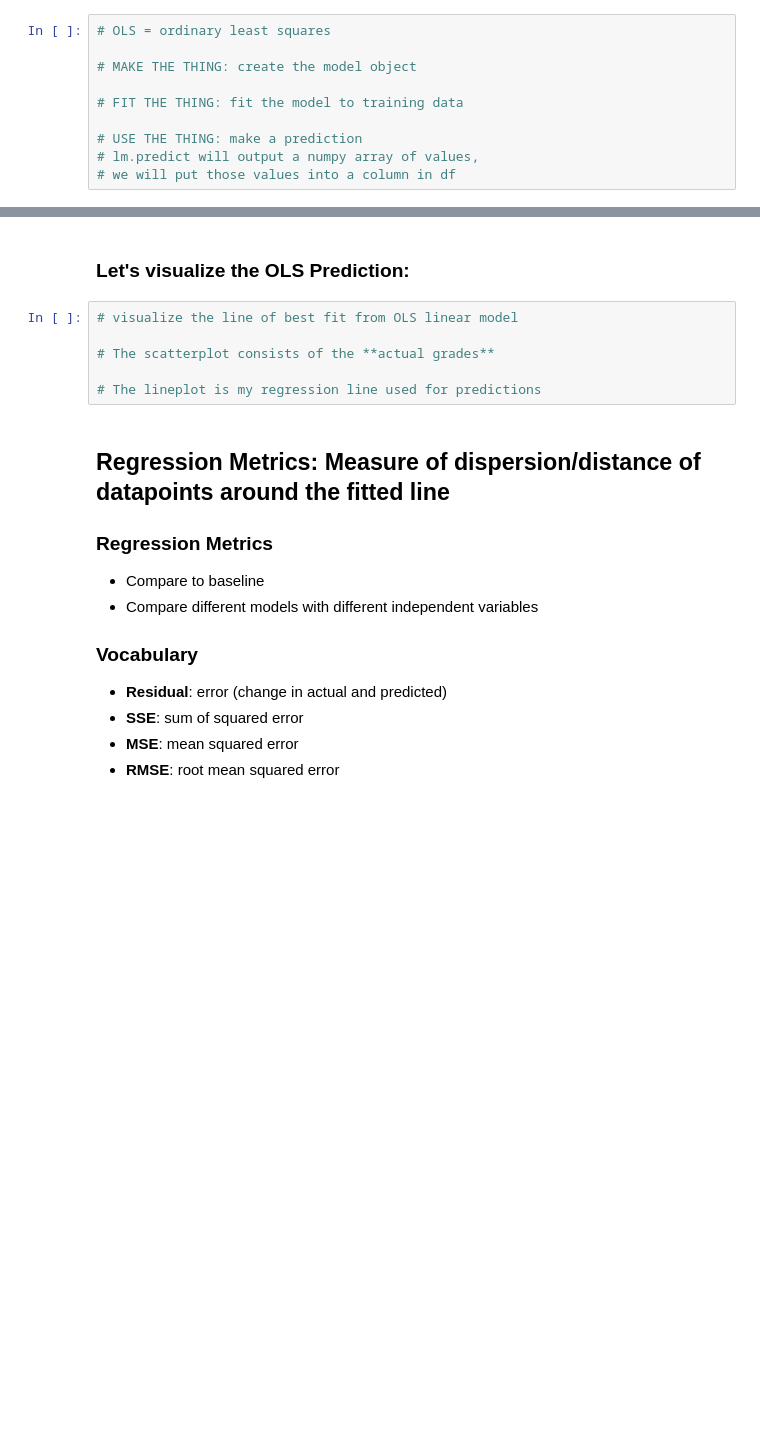
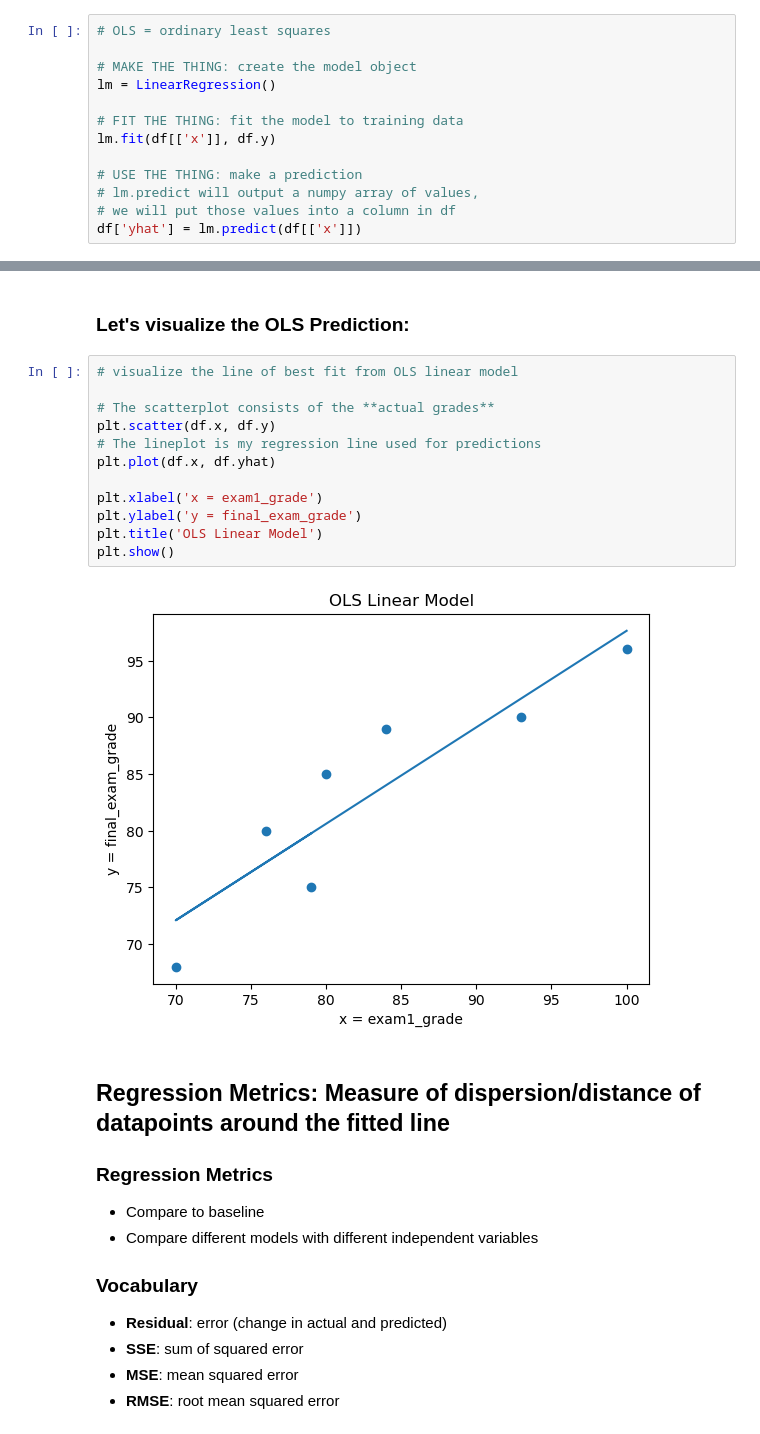
Before and after one commit to CodeupClassroom/oneil-regression, a Jupyter notebook: evaluation_lesson.ipynb, the cells around one changed output, grey strips where cells are left out. Cells and saved outputs as stored; diff of their text form; blank space fills up the shorter version.

```diff
--- a/evaluation_lesson.ipynb
+++ b/evaluation_lesson.ipynb
@@ -86,11 +125,14 @@ from sklearn.linear_model import LinearRegression
 # OLS = ordinary least squares
 
 # MAKE THE THING: create the model object
+lm = LinearRegression()
 
 # FIT THE THING: fit the model to training data
+lm.fit(df[['x']], df.y)
 
 # USE THE THING: make a prediction
 # lm.predict will output a numpy array of values,
 # we will put those values into a column in df
+df['yhat'] = lm.predict(df[['x']])
 # %%
 df
@@ -105,9 +156,17 @@ df
 # %%
 # visualize the line of best fit from OLS linear model
 
 # The scatterplot consists of the **actual grades**
+plt.scatter(df.x, df.y)
+# The lineplot is my regression line used for predictions
+plt.plot(df.x, df.yhat)
 
-# The lineplot is my regression line used for predictions
+plt.xlabel('x = exam1_grade')
+plt.ylabel('y = final_exam_grade')
+plt.title('OLS Linear Model')
+plt.show()
+# %% [output]
+[figure, added]
 # %% [markdown]
 ## Regression Metrics: Measure of dispersion/distance of datapoints around the fitted line
 ### Regression Metrics
```
Also changed, not shown: parts of 37 cells of this notebook.
